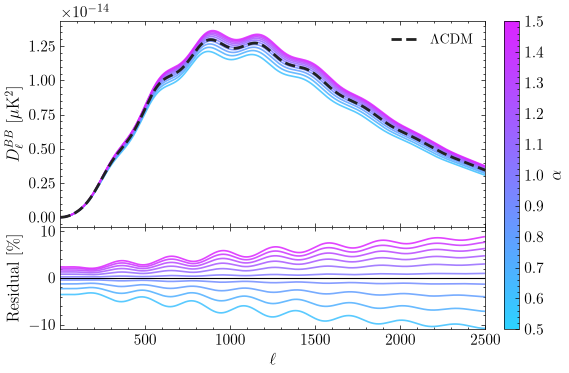
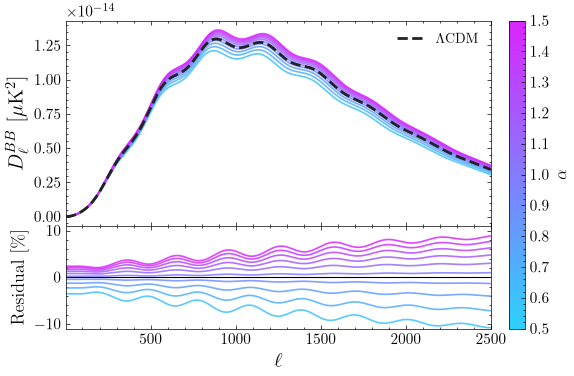
The change to this notebook cell's code, shown as a diff; its figure went from the first image to the second:
--- before
+++ after
@@ -21,9 +21,9 @@
 
 # ax.set_xscale('log')
-ax.set_ylabel(r'$D_\ell^{BB}$  [$\mu$K$^2$]')
+ax.set_ylabel(r'$D_\ell^{BB}$  [$\mu$K$^2$]', fontsize=15)
 ax.legend()
 # axr.set_xscale('log')
-axr.set_xlabel(r'$\ell$')
-axr.set_ylabel('Residual [\%]')
+axr.set_xlabel(r'$\ell$', fontsize=15)
+axr.set_ylabel(r'Residual [\%]', fontsize=13)
 axr.set_ylim(-11, 11)
 axr.margins(x=0)

Commit: Added reconstruction plots